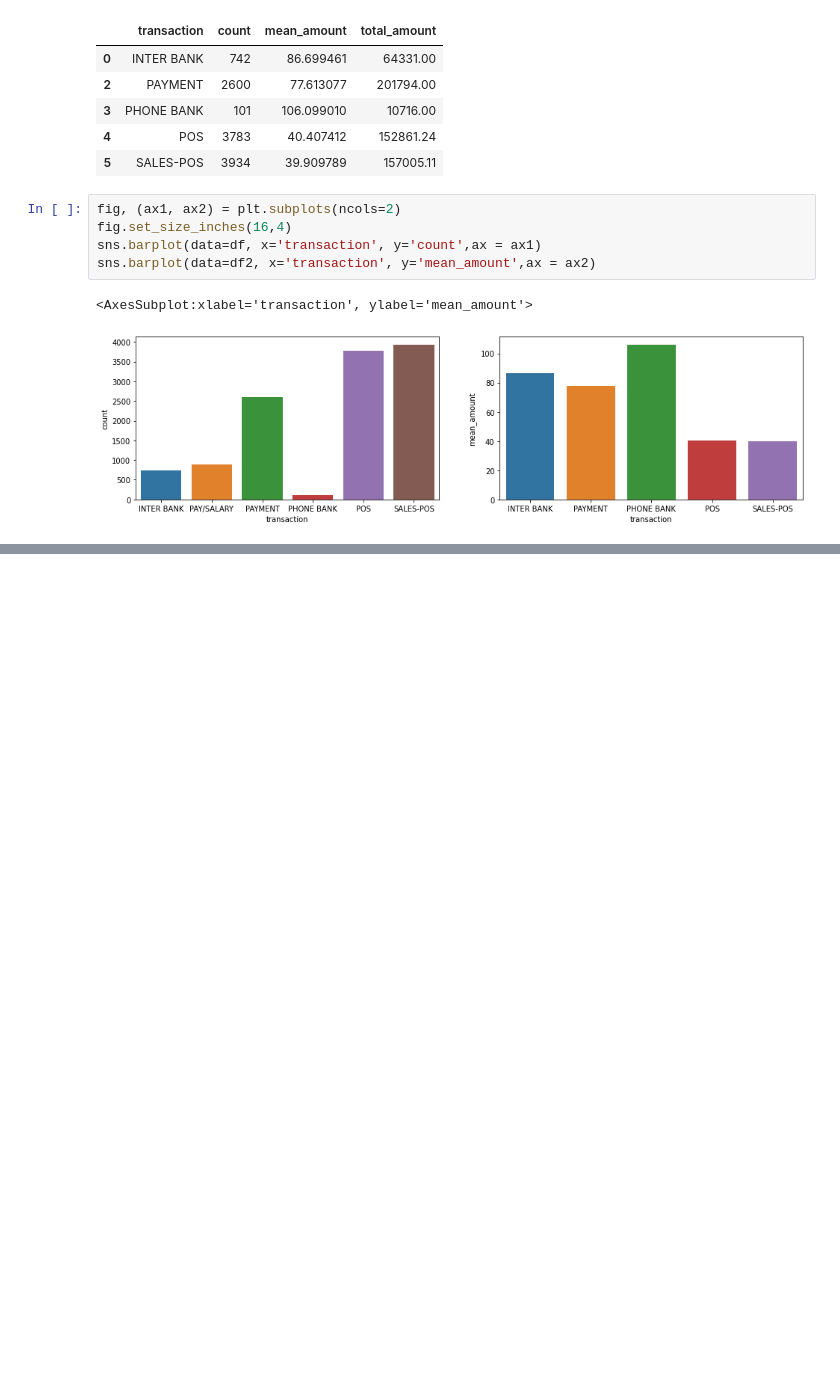
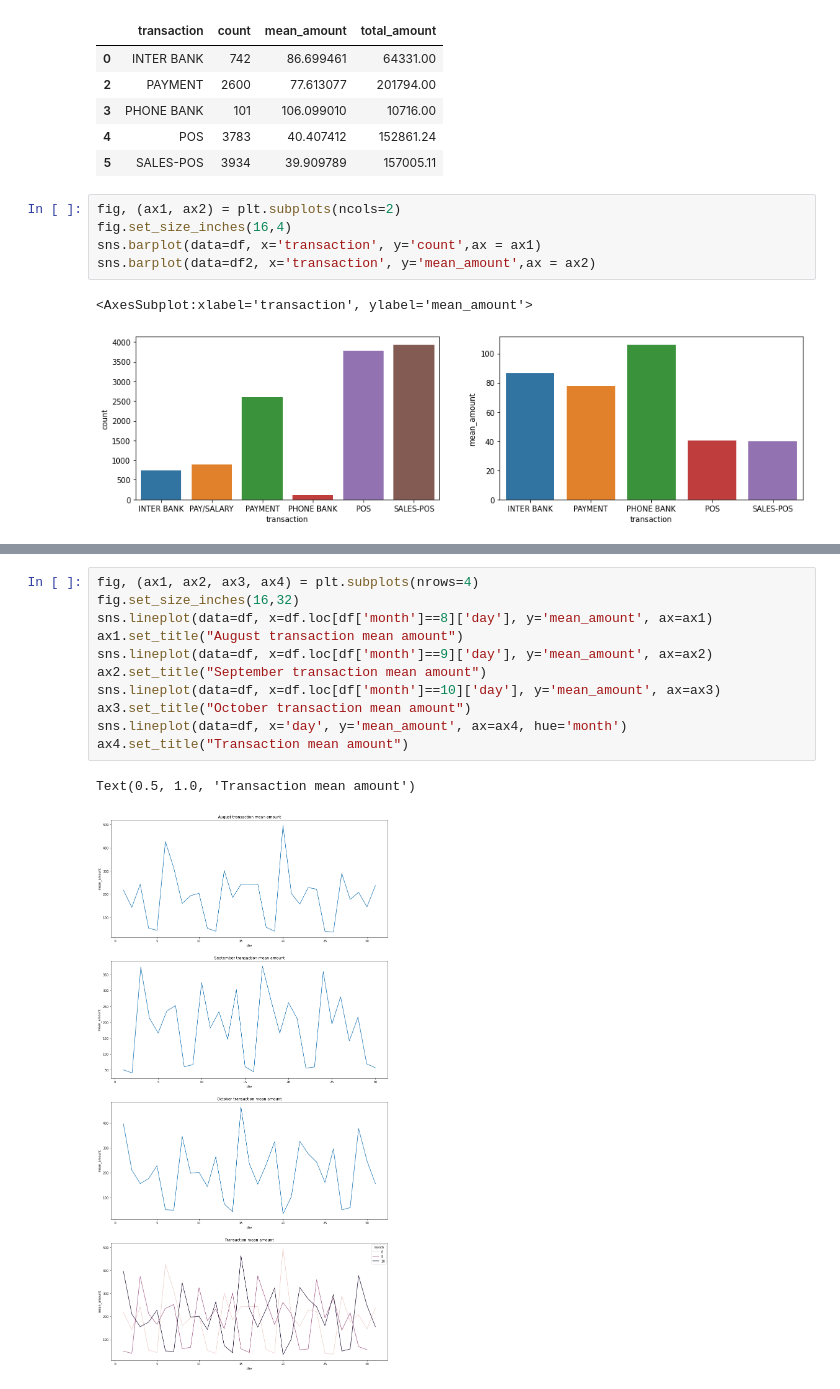
Before and after one commit to jiyoungparkme/machine_learning, a Jupyter notebook: anz_virtual_internship/anz_task_1.ipynb, the cells around one changed output, grey strips where cells are left out. Drawn from its saved outputs; the diff is of its cells as text; blank space fills up the shorter version.

```diff
--- a/anz_virtual_internship/anz_task_1.ipynb
+++ b/anz_virtual_internship/anz_task_1.ipynb
@@ -345,0 +391,14 @@ sns.barplot(data=df2, x='transaction', y='mean_amount',ax = ax2)
+# %%
+fig, (ax1, ax2, ax3, ax4) = plt.subplots(nrows=4)
+fig.set_size_inches(16,32)
+sns.lineplot(data=df, x=df.loc[df['month']==8]['day'], y='mean_amount', ax=ax1)
+ax1.set_title("August transaction mean amount")
+sns.lineplot(data=df, x=df.loc[df['month']==9]['day'], y='mean_amount', ax=ax2)
+ax2.set_title("September transaction mean amount")
+sns.lineplot(data=df, x=df.loc[df['month']==10]['day'], y='mean_amount', ax=ax3)
+ax3.set_title("October transaction mean amount")
+sns.lineplot(data=df, x='day', y='mean_amount', ax=ax4, hue='month')
+ax4.set_title("Transaction mean amount")
+# %% [output]
+Text(0.5, 1.0, 'Transaction mean amount')
+[figure, added]
```
Also changed, not shown: parts of 4 cells of this notebook.
